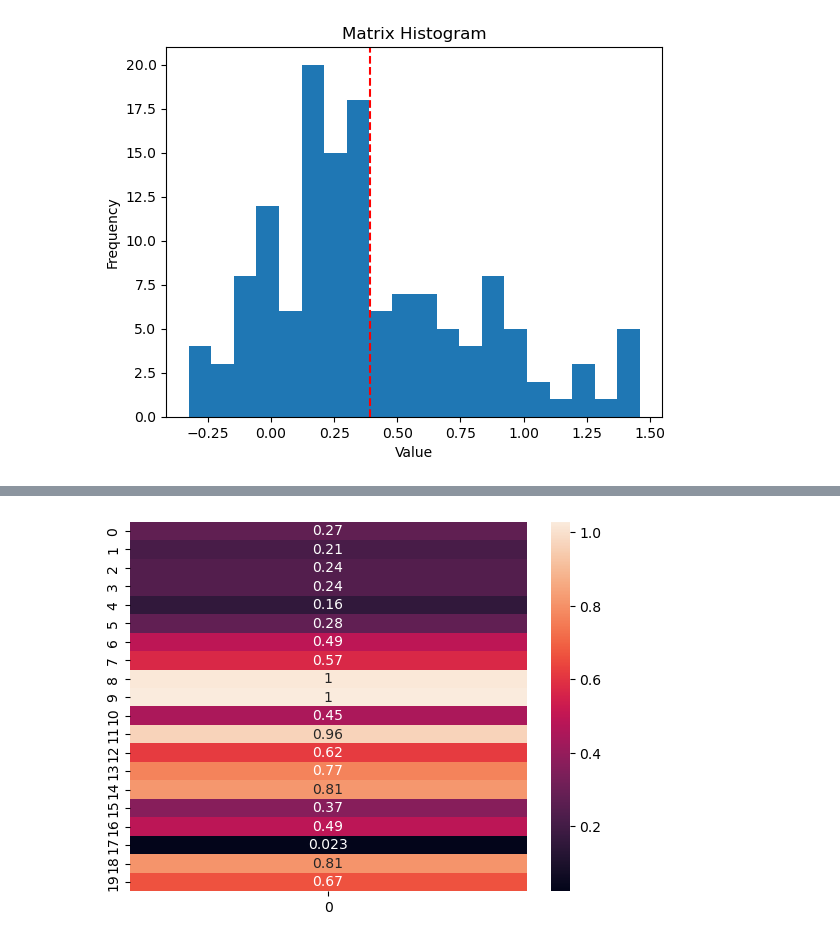
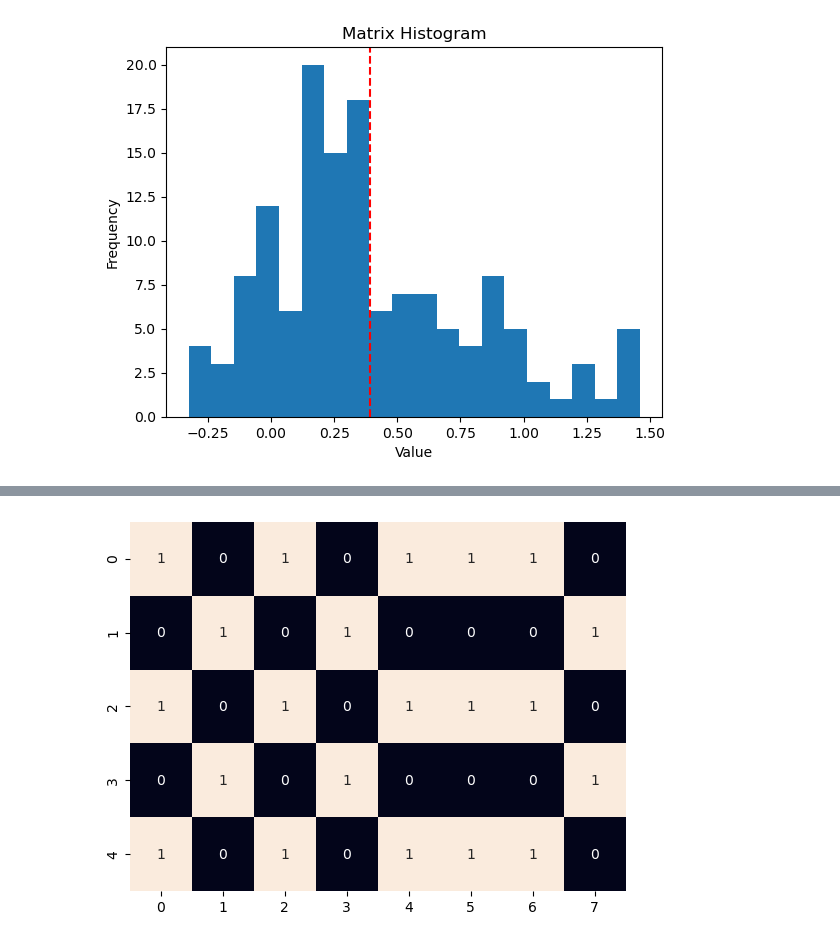
Before and after one commit to ThatBerra/thesis_AI4realnet_distributed, a Jupyter notebook: notebook.ipynb, the cells around one changed output, grey strips where cells are left out. Saved outputs shown, nothing was run; the diff lists cells and outputs as text; code cells hidden in the pictures.

```diff
--- a/notebook.ipynb
+++ b/notebook.ipynb
@@ -411,7 +616,13 @@ plt.show()
+# %%
+rel = [[ True, False,  True, False,  True,  True,  True, False],
+       [False,  True, False,  True, False, False, False,  True],
+       [ True, False,  True, False,  True,  True, True, False],
+       [False,  True, False,  True, False, False, False,  True],
+       [ True, False,  True, False,  True,  True,  True, False]]
 # %%
-hm = sn.heatmap(data = mi[:, 32].reshape((20,1)), annot=True)
+hm = sn.heatmap(data = rel, annot=True, cbar=False)
 
 # displaying the plotted heatmap
 plt.show()
 # %% [output]
-[figure, old version]
+[figure, new version]
```
Also changed, not shown: parts of 31 cells of this notebook, 1 other file.
